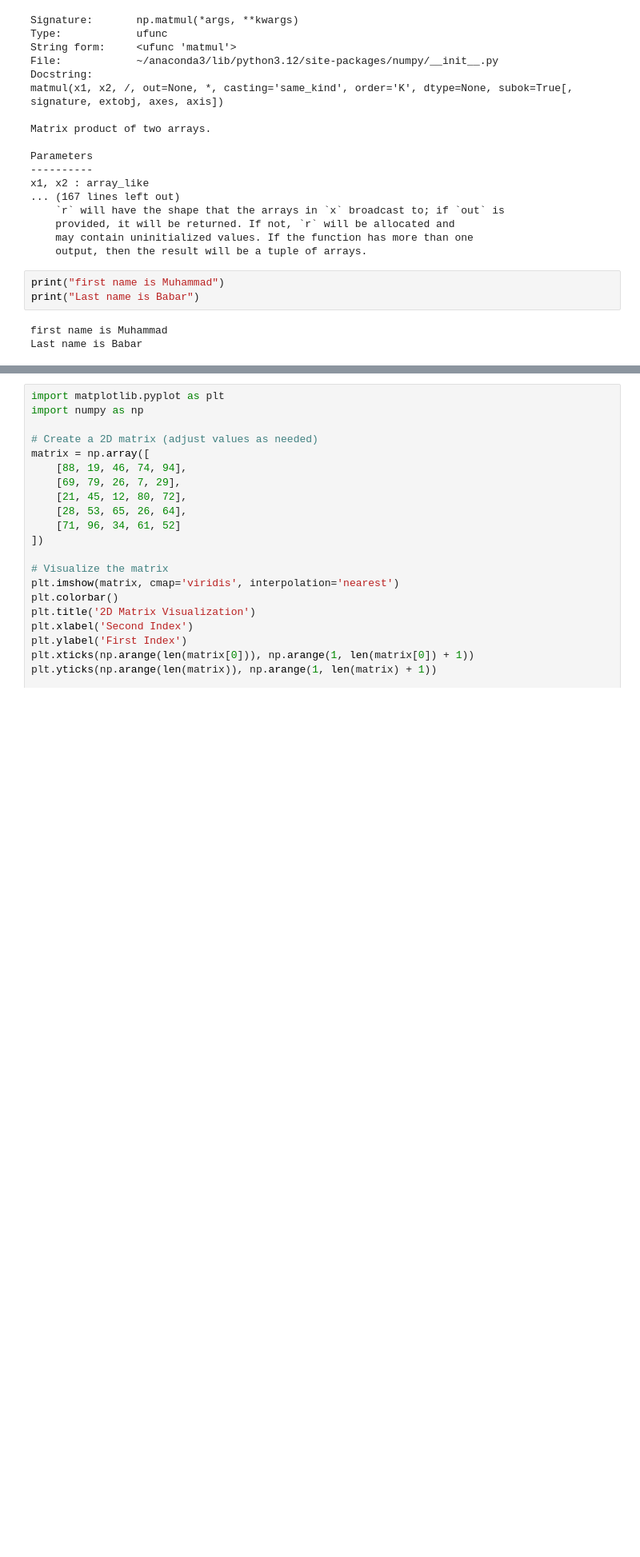
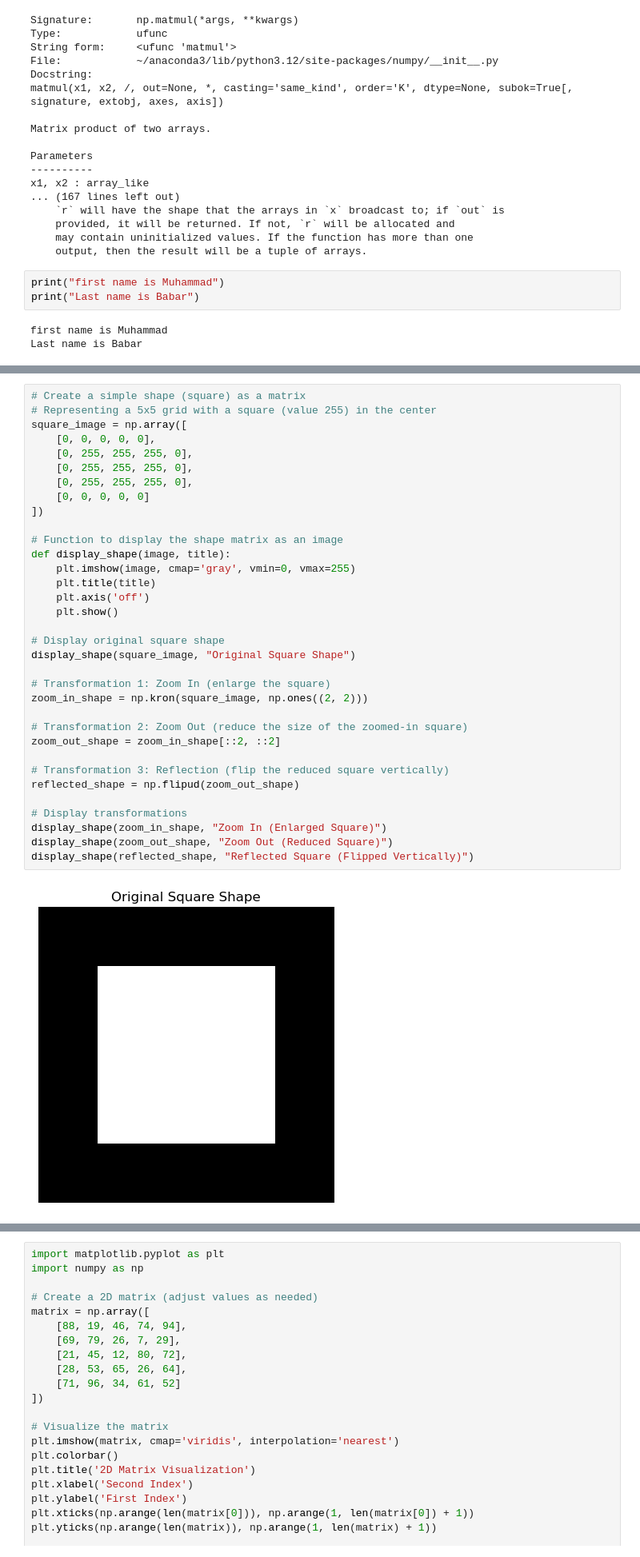
Before and after one commit to babarai45/Data_Science-2024-25, a Jupyter notebook: Data Preprocessing /All Libraries Learning /Numpy/all_concepts_numpy.ipynb, the cells around one changed output, grey strips where cells are left out. Shown at 80% size. Cells and saved outputs as stored; diff of their text form; blank space fills up the shorter version.

```diff
--- a/Data Preprocessing /All Libraries Learning /Numpy/all_concepts_numpy.ipynb
+++ b/Data Preprocessing /All Libraries Learning /Numpy/all_concepts_numpy.ipynb
@@ -664,0 +827,36 @@ Last name is Babar
+# %%
+# Create a simple shape (square) as a matrix
+# Representing a 5x5 grid with a square (value 255) in the center
+square_image = np.array([
+    [0, 0, 0, 0, 0],
+    [0, 255, 255, 255, 0],
+    [0, 255, 255, 255, 0],
+    [0, 255, 255, 255, 0],
+    [0, 0, 0, 0, 0]
+])
+
+# Function to display the shape matrix as an image
+def display_shape(image, title):
+    plt.imshow(image, cmap='gray', vmin=0, vmax=255)
+    plt.title(title)
+    plt.axis('off')
+    plt.show()
+
+# Display original square shape
+display_shape(square_image, "Original Square Shape")
+
+# Transformation 1: Zoom In (enlarge the square)
+zoom_in_shape = np.kron(square_image, np.ones((2, 2)))
+
+# Transformation 2: Zoom Out (reduce the size of the zoomed-in square)
+zoom_out_shape = zoom_in_shape[::2, ::2]
+
+# Transformation 3: Reflection (flip the reduced square vertically)
+reflected_shape = np.flipud(zoom_out_shape)
+
+# Display transformations
+display_shape(zoom_in_shape, "Zoom In (Enlarged Square)")
+display_shape(zoom_out_shape, "Zoom Out (Reduced Square)")
+display_shape(reflected_shape, "Reflected Square (Flipped Vertically)")
+# %% [output]
+[figure, added]
```
Also changed, not shown: parts of 7 cells of this notebook, 9 other files.
